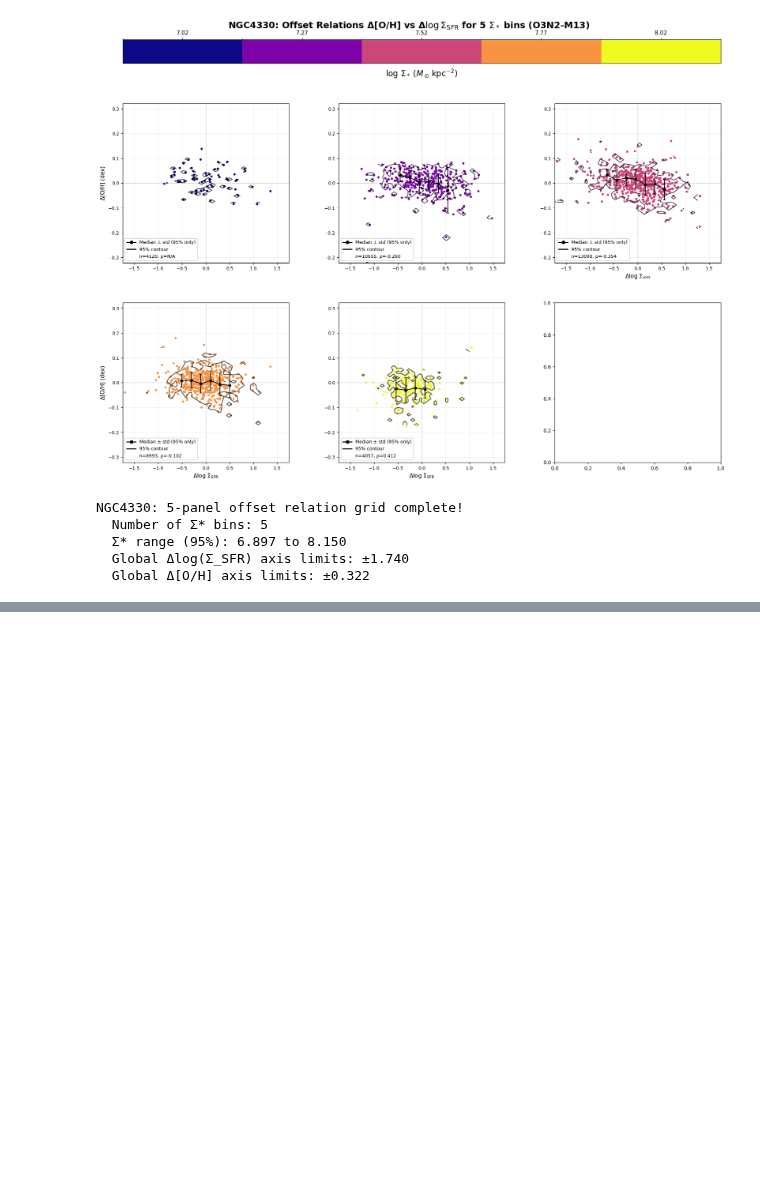
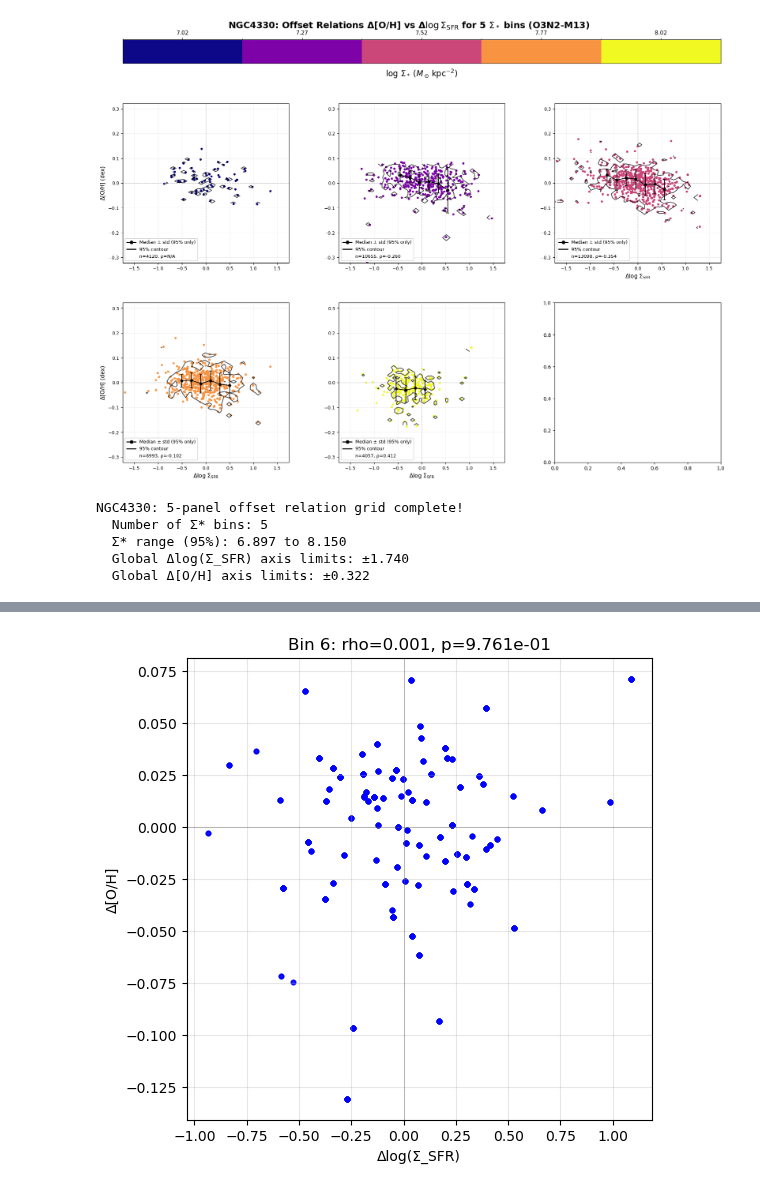
Before and after one commit to Rongjun-ANU/ICRAR-MAUVE, a Jupyter notebook: extended/20251122_check_NGC4330_pearson_vs_stellar_mass.ipynb, the cells around one changed output, grey strips where cells are left out. Drawn from its saved outputs; the diff is of its cells as text; code cells hidden in the pictures; blank space fills up the shorter version.

```diff
--- a/extended/20251122_check_NGC4330_pearson_vs_stellar_mass.ipynb
+++ b/extended/20251122_check_NGC4330_pearson_vs_stellar_mass.ipynb
@@ -1454,0 +2238,81 @@ NGC4330: 5-panel offset relation grid complete!
+# %%
+# Verification for the highest mass bin of NGC4330
+from pathlib import Path
+from astropy.io import fits
+import numpy as np
+from scipy.stats import spearmanr
+import matplotlib.pyplot as plt
+
+def load_maps(gal):
+    spatial_path = f'{gal}_SPATIAL_BINNING_maps_extended.fits'
+    gas_path = f'{gal}_gas_BIN_maps_extended.fits'
+    with fits.open(spatial_path) as h_spatial:
+        sigM = h_spatial['LOGMASS_SURFACE_DENSITY'].data
+    with fits.open(gas_path) as h_gas:
+        sigSFR = h_gas['LOGSFR_SURFACE_DENSITY_HII'].data
+        if 'O_H_O3N2_M14_HII' in h_gas:
+            oh_map = h_gas['O_H_O3N2_M14_HII'].data
+        elif 'O_H_O3N2_M13_HII' in h_gas:
+            oh_map = h_gas['O_H_O3N2_M13_HII'].data
+        else:
+            raise KeyError(f"No O3N2 metallicity extension found.")
+    return sigM, sigSFR, oh_map
+
+gal = 'NGC4330'
+sigM, sigSFR, oh_o3n2_map = load_maps(gal)
+
+valid_sfr = np.isfinite(sigSFR)
+valid_oh = np.isfinite(oh_o3n2_map)
+valid_sigM = np.isfinite(sigM)
+valid_all = valid_sfr & valid_oh & valid_sigM
+
+n_bins = 6
+# Use unique values for percentile calculation
+sigM_unique = np.unique(sigM[valid_all])
+sigmaM_min = np.percentile(sigM_unique, 2.5)
+sigmaM_max = np.percentile(sigM_unique, 97.5)
+print(f"Unique sigM values: {len(sigM_unique)}")
+print(f"SigmaM range (2.5-97.5%ile of unique): [{sigmaM_min:.3f}, {sigmaM_max:.3f}]")
+sigmaM_bin_edges = np.linspace(sigmaM_min, sigmaM_max, n_bins + 1)
+
+# Highest mass bin (index 5)
+i = 5
+bin_mask = (sigM >= sigmaM_bin_edges[i]) & (sigM <= sigmaM_bin_edges[i+1]) & valid_all
+
+print(f"\nChecking Bin {i+1} (Highest Mass Bin)")
+print(f"Mass range: {sigmaM_bin_edges[i]:.3f} - {sigmaM_bin_edges[i+1]:.3f}")
+
+if np.sum(bin_mask) > 0:
+    sfr_bin = sigSFR[bin_mask]
+    oh_bin = oh_o3n2_map[bin_mask]
+
+    sfr_offset = sfr_bin - np.mean(sfr_bin)
+    oh_offset = oh_bin - np.mean(oh_bin)
+
+    valid_corr = np.isfinite(sfr_offset) & np.isfinite(oh_offset)
+    n_points = np.sum(valid_corr)
+    print(f"Total valid points in bin: {n_points}")
+
+    # Spearman correlation (no contour filtering)
+    rho, p = spearmanr(sfr_offset[valid_corr], oh_offset[valid_corr])
+    print(f"Spearman rho: {rho:.3f} (p={p:.3e})")
+
+    # Data ranges
+    x_data = sfr_offset[valid_corr]
+    y_data = oh_offset[valid_corr]
+    print(f"X range (SFR offset): {np.min(x_data):.3f} to {np.max(x_data):.3f}")
+    print(f"Y range (OH offset): {np.min(y_data):.3f} to {np.max(y_data):.3f}")
+
+    # Plot to visualize
+    plt.figure(figsize=(6, 6))
+    plt.scatter(x_data, y_data, c='blue', alpha=0.5, s=10)
+    plt.axhline(0, color='k', linestyle='-', linewidth=0.5, alpha=0.3)
+    plt.axvline(0, color='k', linestyle='-', linewidth=0.5, alpha=0.3)
+    plt.title(f"Bin {i+1}: rho={rho:.3f}, p={p:.3e}")
+    plt.xlabel('Δlog(Σ_SFR)')
+    plt.ylabel('Δ[O/H]')
+    plt.grid(True, alpha=0.3)
+    plt.show()
+else:
+    print("No data in this bin.")
+# %% [output]
@@ -1454,0 +2328 @@ NGC4330: 5-panel offset relation grid complete!
+[figure, added]
```
Also changed, not shown: parts of 10 cells of this notebook, 9 other files.
